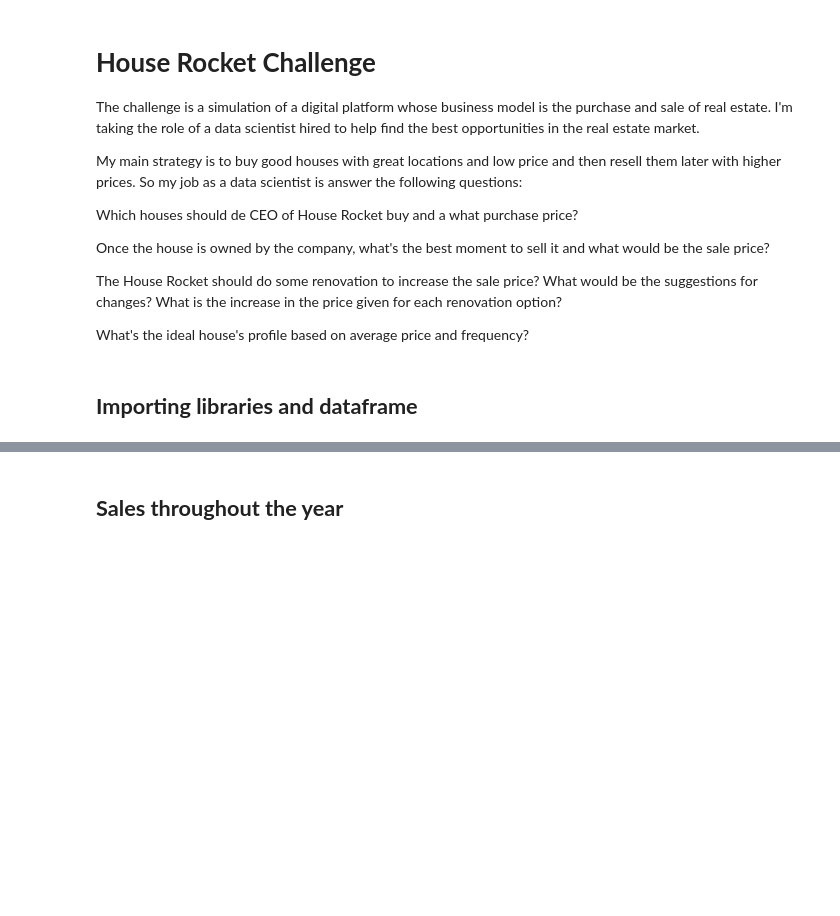
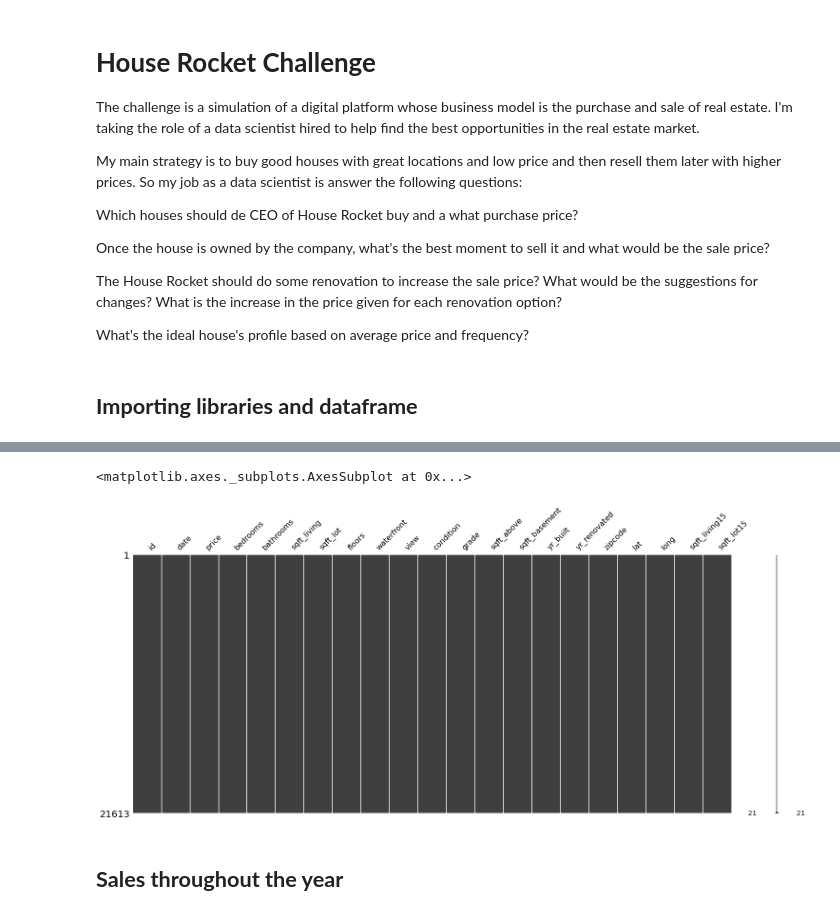
Before and after one commit to ArturAvelino/house_rocket_challenge, a Jupyter notebook: data_analysis/house_rocket_challenge.ipynb, the cells around one changed output, grey strips where cells are left out. Drawn from its saved outputs; the diff is of its cells as text; code cells hidden in the pictures; blank space fills up the shorter version.

```diff
--- a/data_analysis/house_rocket_challenge.ipynb
+++ b/data_analysis/house_rocket_challenge.ipynb
@@ -30,3 +64,9 @@ df = pd.read_csv("kc_house_data.csv")
+# %%
+%matplotlib inline
+msno.matrix(df)
+# %% [output]
+<matplotlib.axes._subplots.AxesSubplot at 0x...>
+[figure, added]
 # %% [markdown]
 ## **Sales throughout the year**
 # %% [markdown]
```
Also changed, not shown: parts of 78 cells of this notebook.
